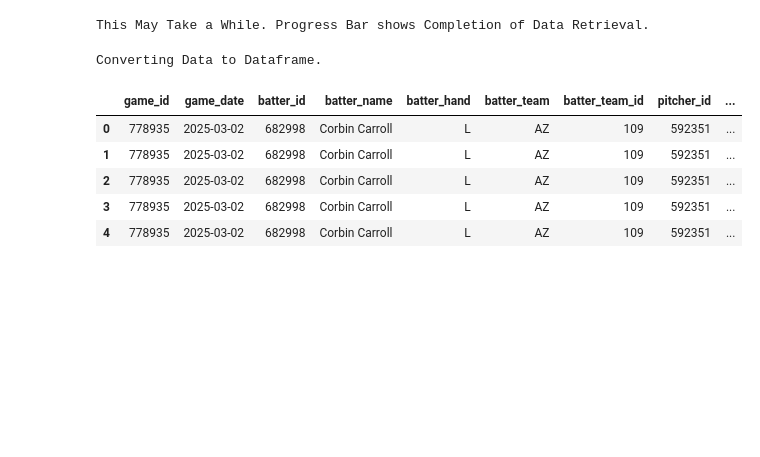
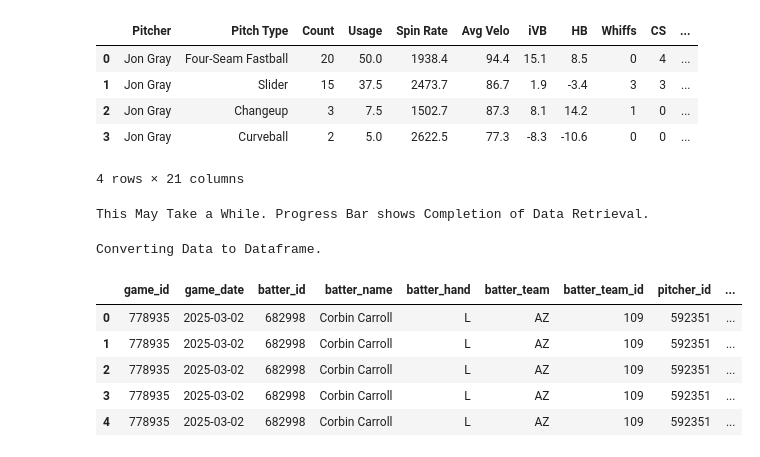
Before and after one commit to CarsonHallford/PitcherData, a Jupyter notebook: MLB_Scraper_Pitcher_Data.ipynb, the cells around one changed output. Saved outputs shown, nothing was run; the diff lists cells and outputs as text; code cells hidden in the pictures; blank space fills up the shorter version.

```diff
--- a/MLB_Scraper_Pitcher_Data.ipynb
+++ b/MLB_Scraper_Pitcher_Data.ipynb
@@ -20,0 +9,12 @@ yf = 17 / 12  # Home plate y-position (feet)
+# %%
+import pandas as pd
+
+df = pd.read_csv("pitch_type_counts.csv")
+df
+# %% [output]
+|  | Pitcher | Pitch Type | Count | Usage | Spin Rate | Avg Velo | iVB | HB | Whiffs | CS | ... |
+| 0 | Jon Gray | Four-Seam Fastball | 20 | 50.0 | 1938.4 | 94.4 | 15.1 | 8.5 | 0 | 4 | ... |
+| 1 | Jon Gray | Slider | 15 | 37.5 | 2473.7 | 86.7 | 1.9 | -3.4 | 3 | 3 | ... |
+| 2 | Jon Gray | Changeup | 3 | 7.5 | 1502.7 | 87.3 | 8.1 | 14.2 | 1 | 0 | ... |
+| 3 | Jon Gray | Curveball | 2 | 5.0 | 2622.5 | 77.3 | -8.3 | -10.6 | 0 | 0 | ... |
+4 rows × 21 columns
```
Also changed, not shown: parts of 4 cells of this notebook.
